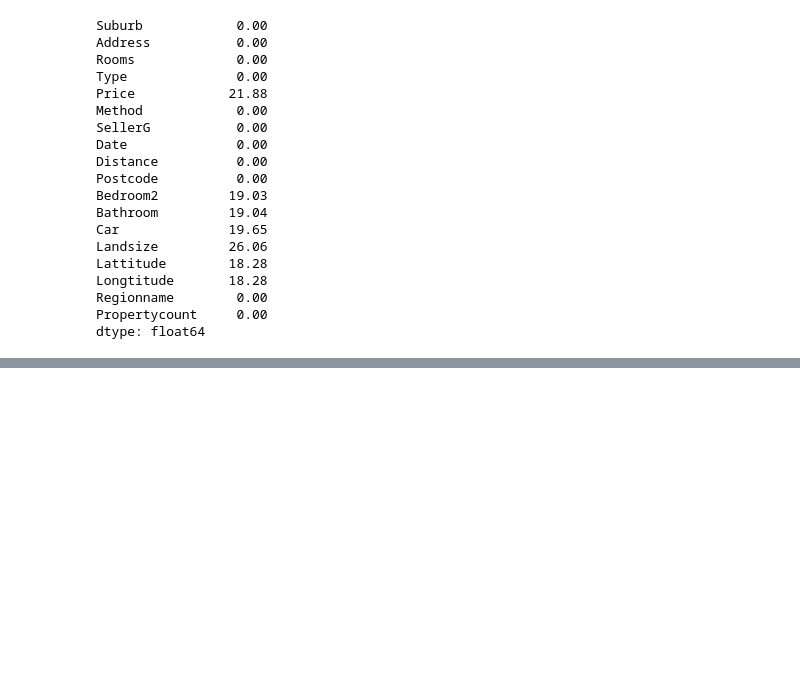
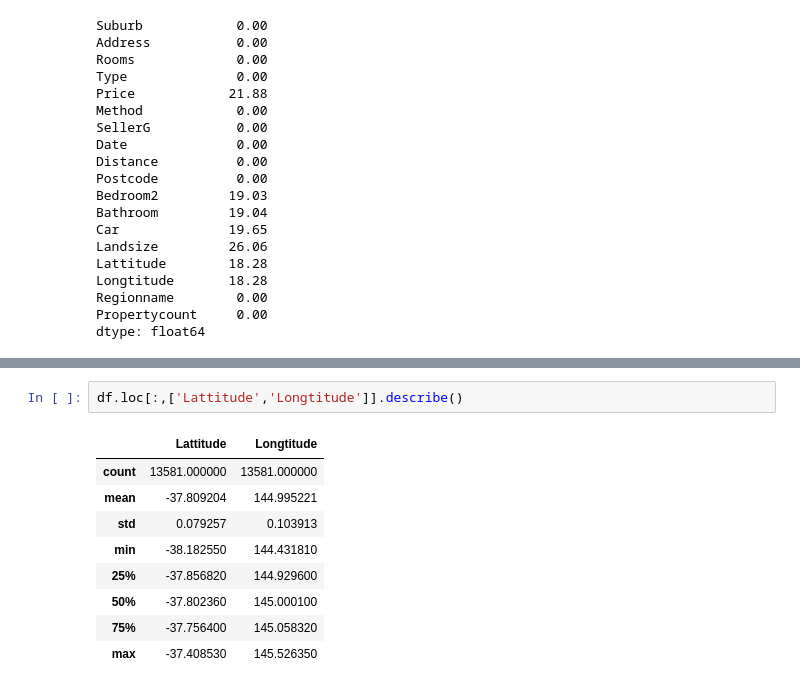
Before and after one commit to Deepanshuchauhan123/Machine-Learning, a Jupyter notebook: Missing Data Operations/Missing_Data_Operations.ipynb, the cells around one changed output, grey strips where cells are left out. Drawn from its saved outputs; the diff is of its cells as text; blank space fills up the shorter version.

```diff
--- a/Missing Data Operations/Missing_Data_Operations.ipynb
+++ b/Missing Data Operations/Missing_Data_Operations.ipynb
@@ -183,0 +338,12 @@ dtype: float64
+# %%
+df.loc[:,['Lattitude','Longtitude']].describe()
+# %% [output]
+|  | Lattitude | Longtitude |
+| count | 13581.000000 | 13581.000000 |
+| mean | -37.809204 | 144.995221 |
+| std | 0.079257 | 0.103913 |
+| min | -38.182550 | 144.431810 |
+| 25% | -37.856820 | 144.929600 |
+| 50% | -37.802360 | 145.000100 |
+| 75% | -37.756400 | 145.058320 |
+| max | -37.408530 | 145.526350 |
```
Also changed, not shown: parts of 14 cells of this notebook.
